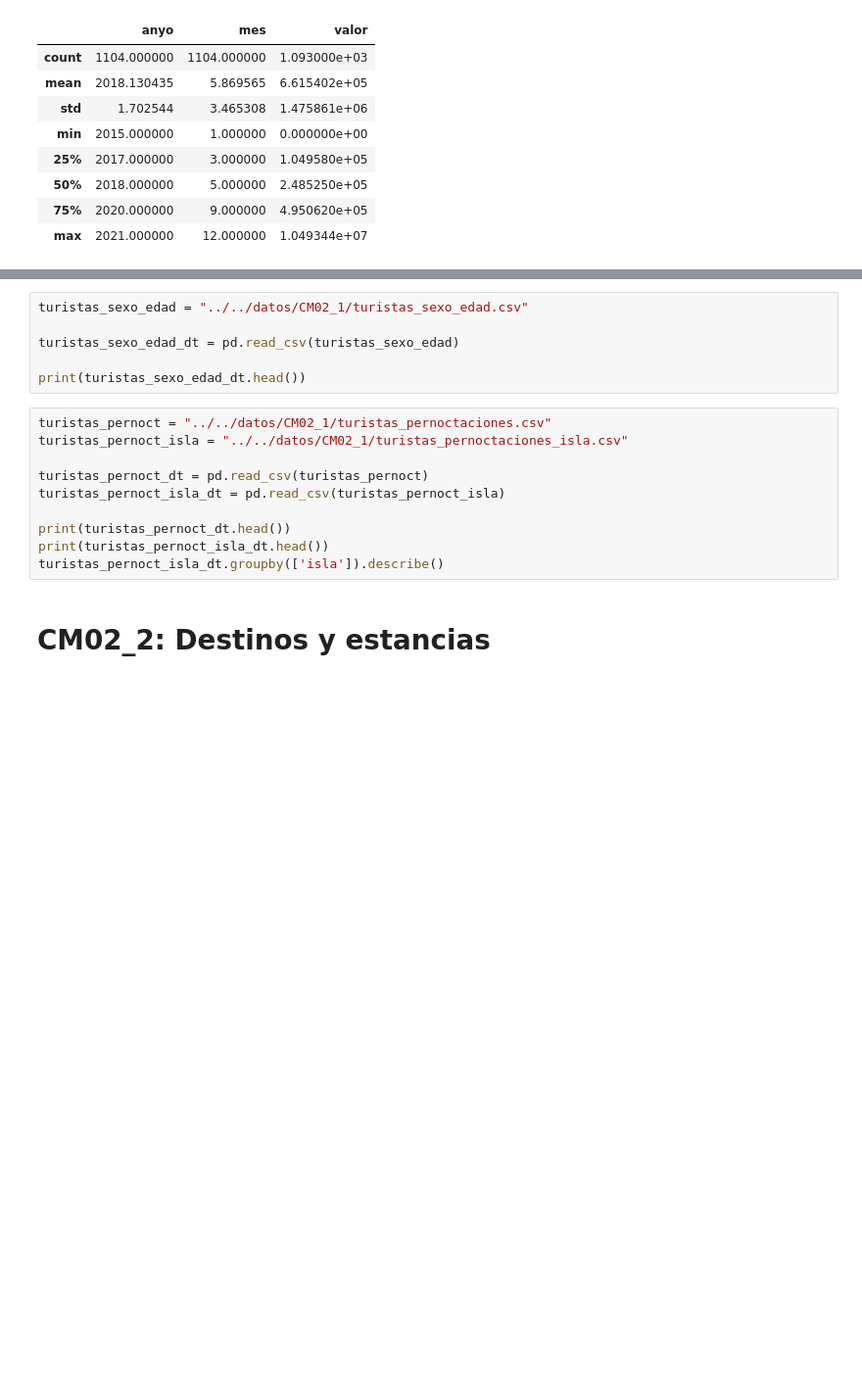
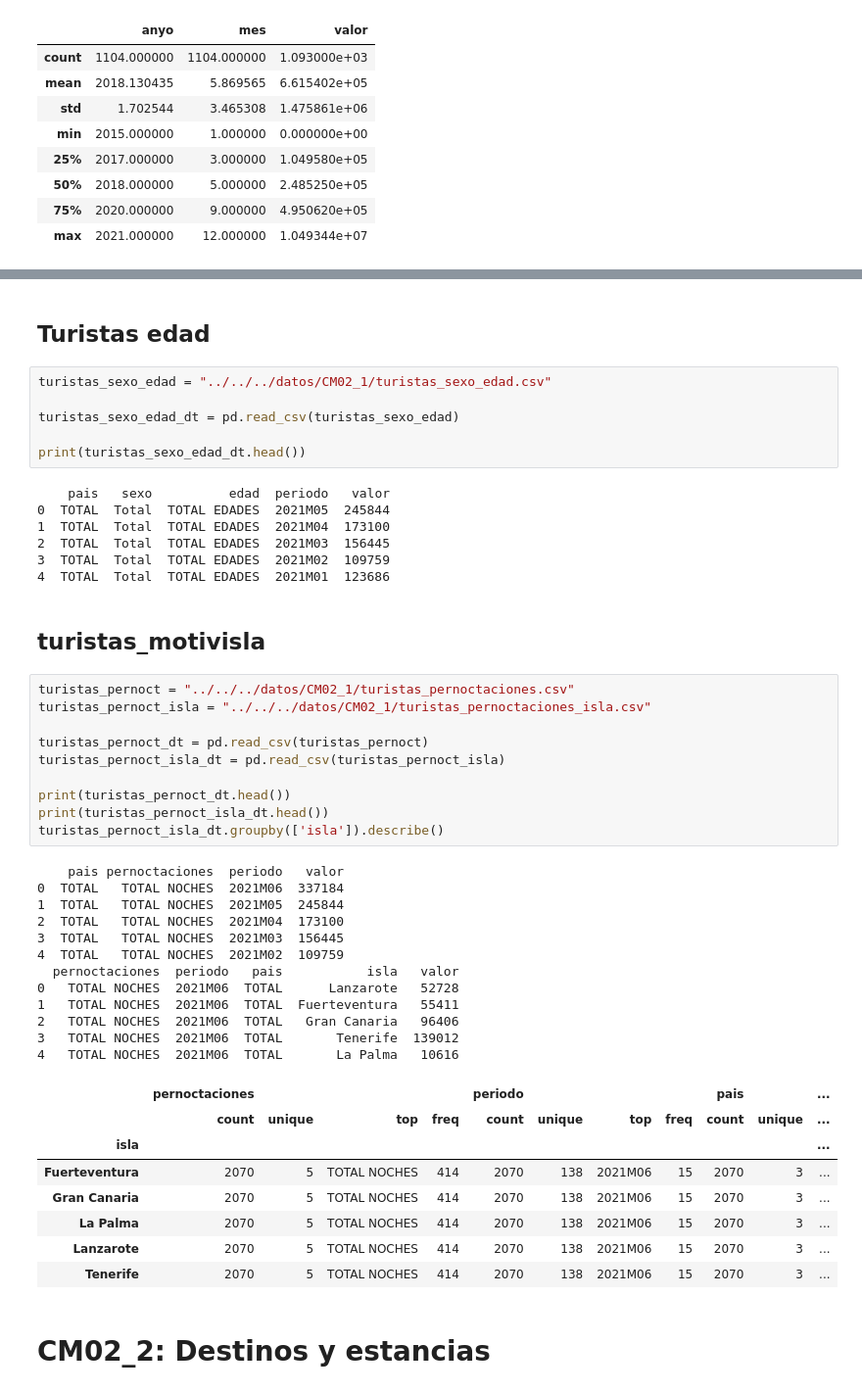
Before and after one commit to miracFence/Datathon-Gran-Canaria, a Jupyter notebook: Smart Destinations/Analisis/CM_02_Analysis.ipynb, the cells around one changed output, grey strips where cells are left out. Shown at 98% size. Saved outputs shown, nothing was run; the diff lists cells and outputs as text; blank space fills up the shorter version.

```diff
--- a/Smart Destinations/Analisis/CM_02_Analysis.ipynb
+++ b/Smart Destinations/Analisis/CM_02_Analysis.ipynb
@@ -77,18 +163,50 @@ print(turistas_paquetes_isla_dt.head(10))
+# %% [markdown]
+## Turistas edad
 # %%
-turistas_sexo_edad = "../../datos/CM02_1/turistas_sexo_edad.csv"
+turistas_sexo_edad = "../../../datos/CM02_1/turistas_sexo_edad.csv"
 
 turistas_sexo_edad_dt = pd.read_csv(turistas_sexo_edad)
 
 print(turistas_sexo_edad_dt.head())
+# %% [output]
+    pais   sexo          edad  periodo   valor
+0  TOTAL  Total  TOTAL EDADES  2021M05  245844
+1  TOTAL  Total  TOTAL EDADES  2021M04  173100
+2  TOTAL  Total  TOTAL EDADES  2021M03  156445
+3  TOTAL  Total  TOTAL EDADES  2021M02  109759
+4  TOTAL  Total  TOTAL EDADES  2021M01  123686
+# %% [markdown]
+## turistas_motivisla
 # %%
-turistas_pernoct = "../../datos/CM02_1/turistas_pernoctaciones.csv"
-turistas_pernoct_isla = "../../datos/CM02_1/turistas_pernoctaciones_isla.csv"
+turistas_pernoct = "../../../datos/CM02_1/turistas_pernoctaciones.csv"
+turistas_pernoct_isla = "../../../datos/CM02_1/turistas_pernoctaciones_isla.csv"
 
 turistas_pernoct_dt = pd.read_csv(turistas_pernoct)
 turistas_pernoct_isla_dt = pd.read_csv(turistas_pernoct_isla)
 
 print(turistas_pernoct_dt.head())
 print(turistas_pernoct_isla_dt.head())
 turistas_pernoct_isla_dt.groupby(['isla']).describe()
+# %% [output]
+    pais pernoctaciones  periodo   valor
+0  TOTAL   TOTAL NOCHES  2021M06  337184
+1  TOTAL   TOTAL NOCHES  2021M05  245844
+2  TOTAL   TOTAL NOCHES  2021M04  173100
+3  TOTAL   TOTAL NOCHES  2021M03  156445
+4  TOTAL   TOTAL NOCHES  2021M02  109759
+  pernoctaciones  periodo   pais           isla   valor
+0   TOTAL NOCHES  2021M06  TOTAL      Lanzarote   52728
+1   TOTAL NOCHES  2021M06  TOTAL  Fuerteventura   55411
+2   TOTAL NOCHES  2021M06  TOTAL   Gran Canaria   96406
+3   TOTAL NOCHES  2021M06  TOTAL       Tenerife  139012
+4   TOTAL NOCHES  2021M06  TOTAL       La Palma   10616
+|  | pernoctaciones |  |  |  | periodo |  |  |  | pais |  | ... |
+|  | count | unique | top | freq | count | unique | top | freq | count | unique | ... |
+| isla |  |  |  |  |  |  |  |  |  |  | ... |
+| Fuerteventura | 2070 | 5 | TOTAL NOCHES | 414 | 2070 | 138 | 2021M06 | 15 | 2070 | 3 | ... |
+| Gran Canaria | 2070 | 5 | TOTAL NOCHES | 414 | 2070 | 138 | 2021M06 | 15 | 2070 | 3 | ... |
+| La Palma | 2070 | 5 | TOTAL NOCHES | 414 | 2070 | 138 | 2021M06 | 15 | 2070 | 3 | ... |
+| Lanzarote | 2070 | 5 | TOTAL NOCHES | 414 | 2070 | 138 | 2021M06 | 15 | 2070 | 3 | ... |
+| Tenerife | 2070 | 5 | TOTAL NOCHES | 414 | 2070 | 138 | 2021M06 | 15 | 2070 | 3 | ... |
 # %% [markdown]
 # CM02_2: Destinos y estancias
```
Also changed, not shown: parts of 18 cells of this notebook, 27 other files.
